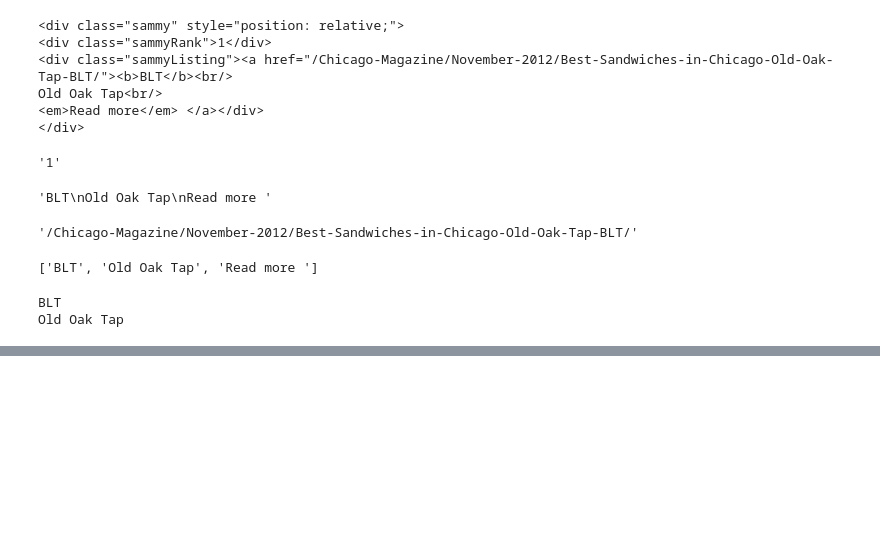
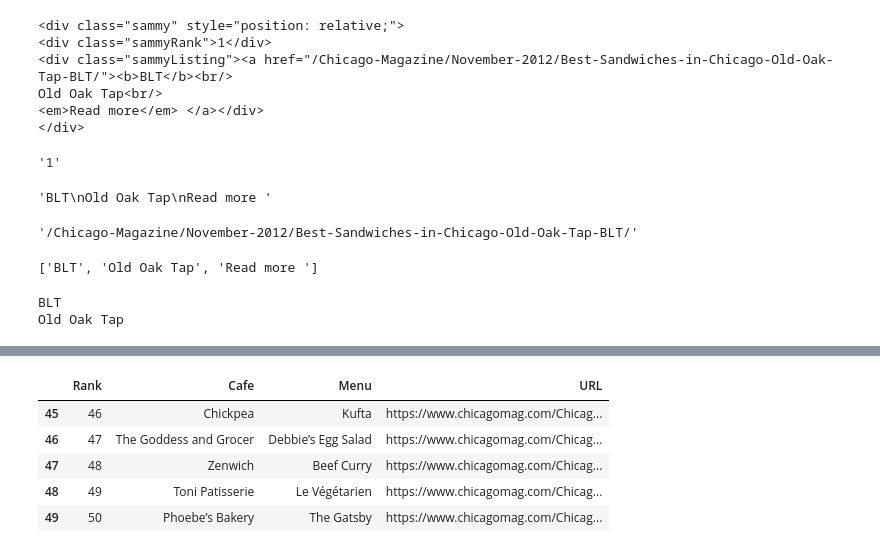
Before and after one commit to offpython/EDA, a Jupyter notebook: 03. Web Data.ipynb, the cells around one changed output, grey strips where cells are left out. Cells and saved outputs as stored; diff of their text form; code cells hidden in the pictures; blank space fills up the shorter version.

```diff
--- a/03. Web Data.ipynb
+++ b/03. Web Data.ipynb
@@ -729,0 +803,11 @@ Old Oak Tap
+# %%
+# 컬럼 순서 변경
+df = pd.DataFrame(data, columns=["Rank", "Cafe", "Menu", "URL"])
+df.tail()
+# %% [output]
+|  | Rank | Cafe | Menu | URL |
+| 45 | 46 | Chickpea | Kufta | https://www.chicagomag.com/Chicag... |
+| 46 | 47 | The Goddess and Grocer | Debbie’s Egg Salad | https://www.chicagomag.com/Chicag... |
+| 47 | 48 | Zenwich | Beef Curry | https://www.chicagomag.com/Chicag... |
+| 48 | 49 | Toni Patisserie | Le Végétarien | https://www.chicagomag.com/Chicag... |
+| 49 | 50 | Phoebe’s Bakery | The Gatsby | https://www.chicagomag.com/Chicag... |
```
Also changed, not shown: parts of 9 cells of this notebook.
